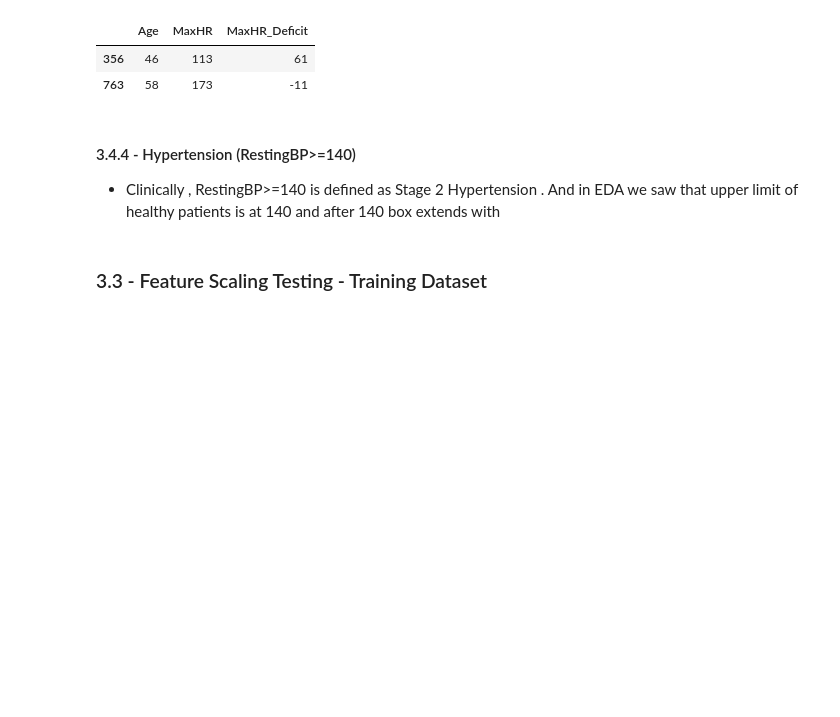
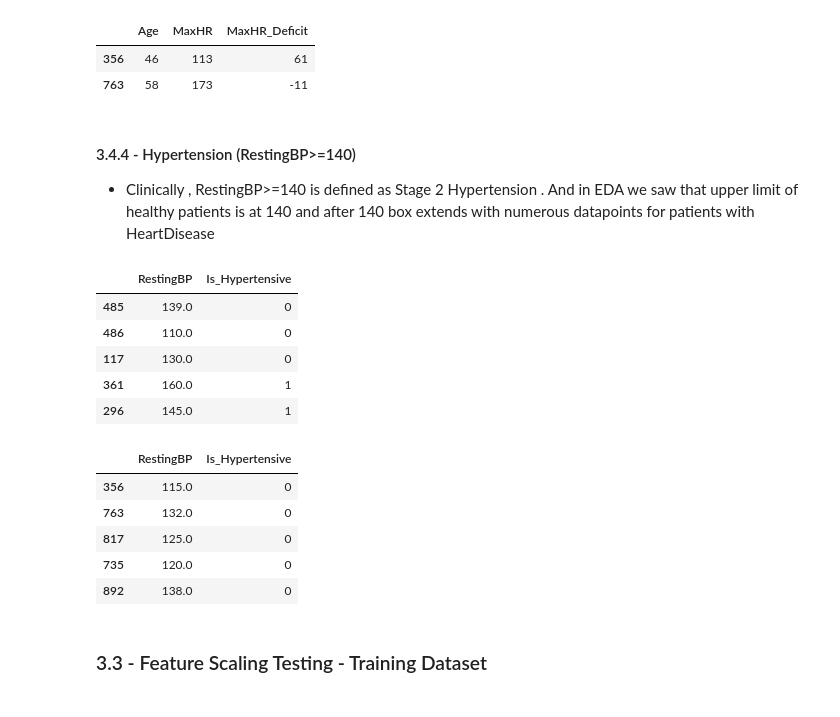
Before and after one commit to Tanish-30-08-2006/Heart-Disease-Prediction, a Jupyter notebook: notebooks/03_Preprocessing_and_Features.ipynb, the cells around one changed output. Saved outputs shown, nothing was run; the diff lists cells and outputs as text; code cells hidden in the pictures; blank space fills up the shorter version.

Commit message:
feat: feature engineering - feature 4 of hypertension added for resting blood pressure > = 140 as clinically resting Blood pressure >=140 is stage 2 hyper tension

```diff
--- a/notebooks/03_Preprocessing_and_Features.ipynb
+++ b/notebooks/03_Preprocessing_and_Features.ipynb
@@ -310,7 +310,26 @@ display(X_test[['Age', 'MaxHR','MaxHR_Deficit']].head(2))
 | 763 | 58 | 173 | -11 |
 # %% [markdown]
 ####  3.4.4 - Hypertension (RestingBP>=140)
-- Clinically , RestingBP>=140 is defined as Stage 2 Hypertension . And in EDA we saw that upper limit of healthy patients is at 140 and after 140 box extends with
+- Clinically , RestingBP>=140 is defined as Stage 2 Hypertension . And in EDA we saw that upper limit of healthy patients is at 140 and after 140 box extends with numerous datapoints for patients with HeartDisease
+# %%
+X_train['Is_Hypertensive'] = np.where(X_train['RestingBP']>=140,1,0)
+X_test['Is_Hypertensive'] = np.where(X_test['RestingBP'] >= 140, 1, 0)
+# %%
+display(X_train[['RestingBP', 'Is_Hypertensive']].head())
+display(X_test[['RestingBP', 'Is_Hypertensive']].head())
+# %% [output]
+|  | RestingBP | Is_Hypertensive |
+| 485 | 139.0 | 0 |
+| 486 | 110.0 | 0 |
+| 117 | 130.0 | 0 |
+| 361 | 160.0 | 1 |
+| 296 | 145.0 | 1 |
+|  | RestingBP | Is_Hypertensive |
+| 356 | 115.0 | 0 |
+| 763 | 132.0 | 0 |
+| 817 | 125.0 | 0 |
+| 735 | 120.0 | 0 |
+| 892 | 138.0 | 0 |
 # %% [markdown]
 ##
 ### 3.3 - Feature Scaling Testing - Training Dataset
```
